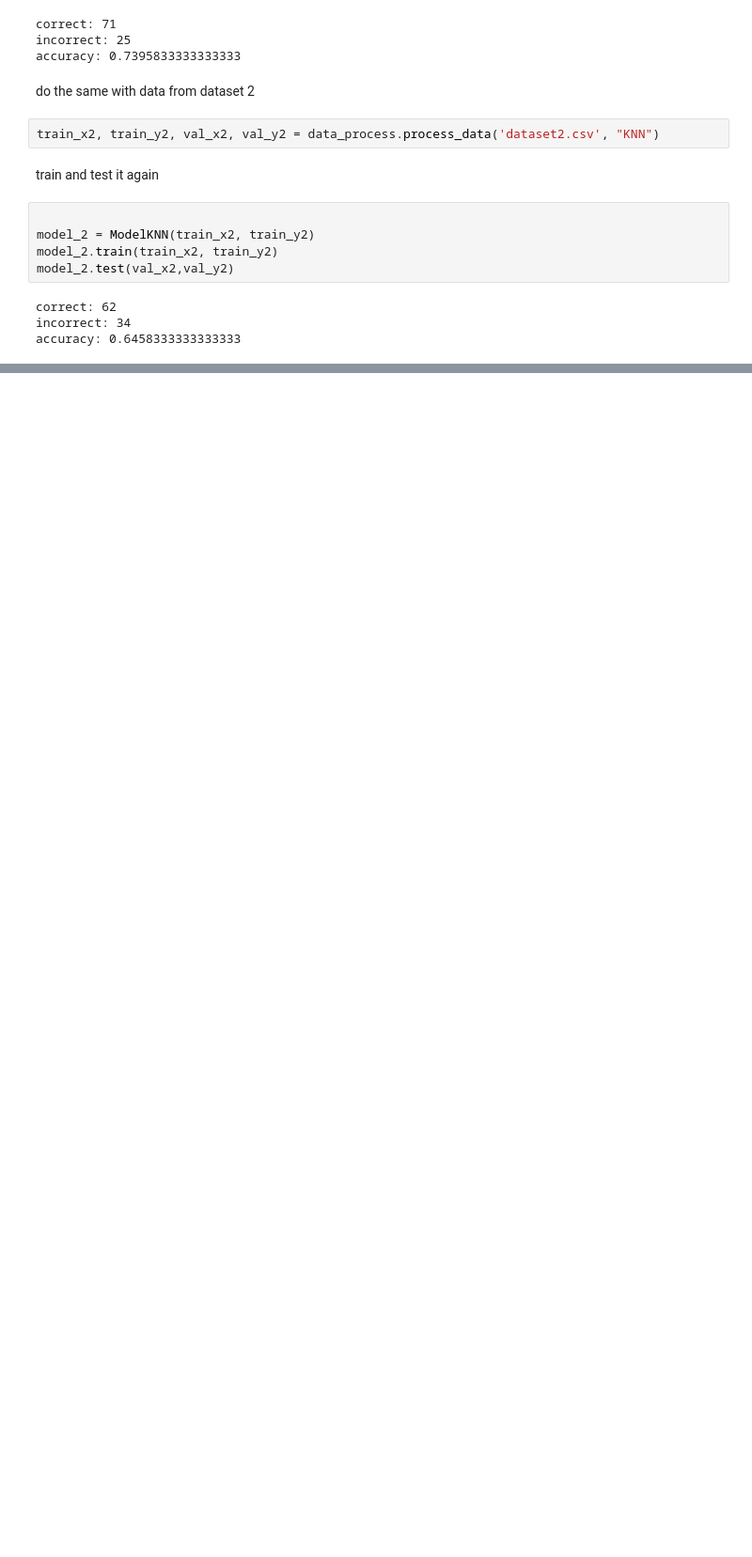
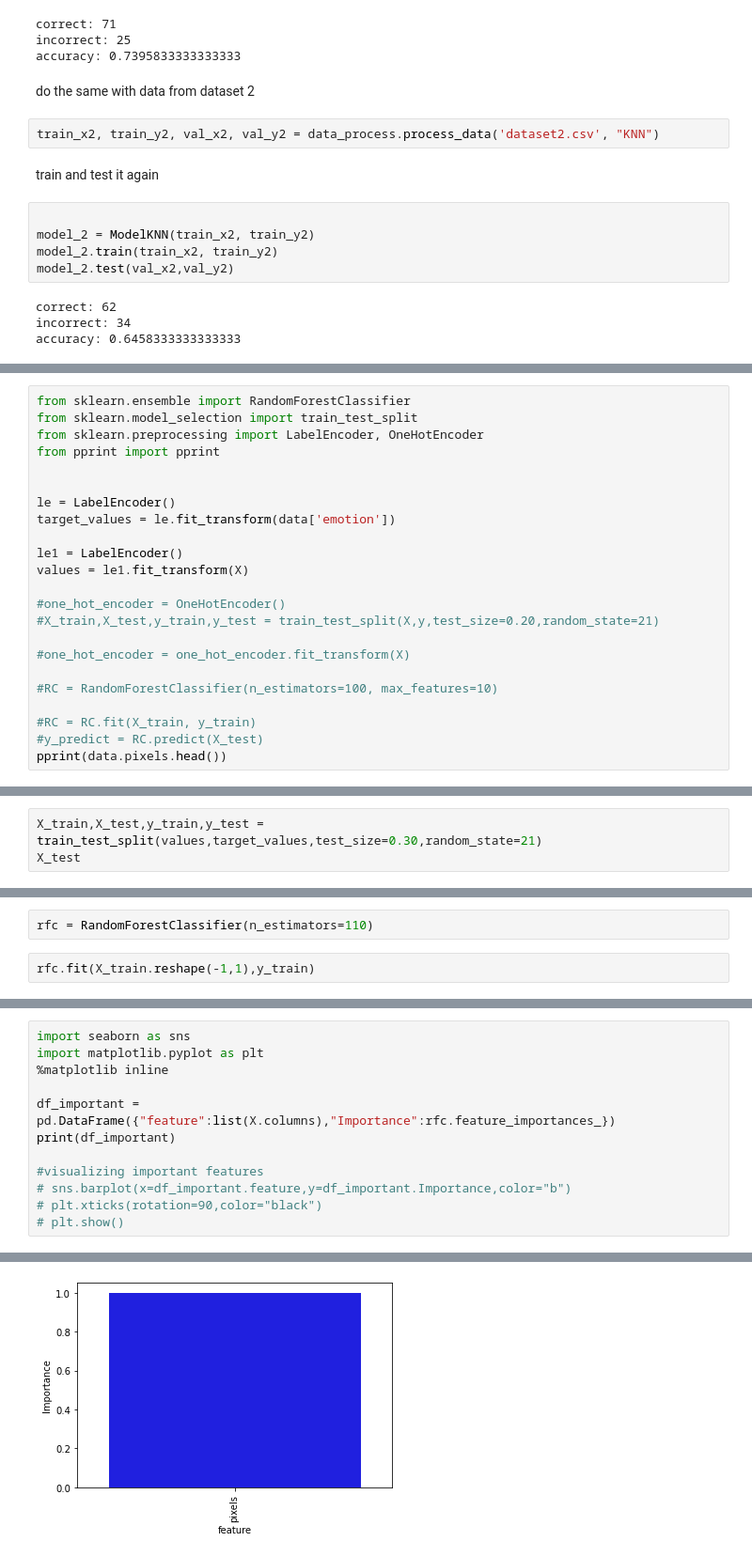
Before and after one commit to StevenW1999/MinorAI, a Jupyter notebook: KNN.ipynb, the cells around one changed output, grey strips where cells are left out. Shown: that part at 94% size. Drawn from its saved outputs; the diff is of its cells as text; blank space fills up the shorter version.

Commit message:
added random forest and SDG

```diff
--- a/KNN.ipynb
+++ b/KNN.ipynb
@@ -159,0 +191,23 @@ accuracy: 0.6458333333333333
+# %%
+from sklearn.ensemble import RandomForestClassifier
+from sklearn.model_selection import train_test_split
+from sklearn.preprocessing import LabelEncoder, OneHotEncoder
+from pprint import pprint
+
+
+le = LabelEncoder()
+target_values = le.fit_transform(data['emotion'])
+
+le1 = LabelEncoder()
+values = le1.fit_transform(X)
+
+#one_hot_encoder = OneHotEncoder()
+#X_train,X_test,y_train,y_test = train_test_split(X,y,test_size=0.20,random_state=21)
+
+#one_hot_encoder = one_hot_encoder.fit_transform(X)
+
+#RC = RandomForestClassifier(n_estimators=100, max_features=10)
+
+#RC = RC.fit(X_train, y_train)
+#y_predict = RC.predict(X_test)
+pprint(data.pixels.head())
@@ -159,0 +221,3 @@ accuracy: 0.6458333333333333
+# %%
+X_train,X_test,y_train,y_test = train_test_split(values,target_values,test_size=0.30,random_state=21)
+X_test
@@ -159,0 +237,4 @@ accuracy: 0.6458333333333333
+# %%
+rfc = RandomForestClassifier(n_estimators=110)
+# %%
+rfc.fit(X_train.reshape(-1,1),y_train)
@@ -159,0 +253,13 @@ accuracy: 0.6458333333333333
+# %%
+import seaborn as sns
+import matplotlib.pyplot as plt
+%matplotlib inline
+
+df_important = pd.DataFrame({"feature":list(X.columns),"Importance":rfc.feature_importances_})
+print(df_important)
+
+#visualizing important features
+# sns.barplot(x=df_important.feature,y=df_important.Importance,color="b")
+# plt.xticks(rotation=90,color="black")
+# plt.show()
+# %% [output]
@@ -159,0 +268 @@ accuracy: 0.6458333333333333
+[figure, added]
```
Also changed, not shown: parts of 11 cells of this notebook, 7 other files.
